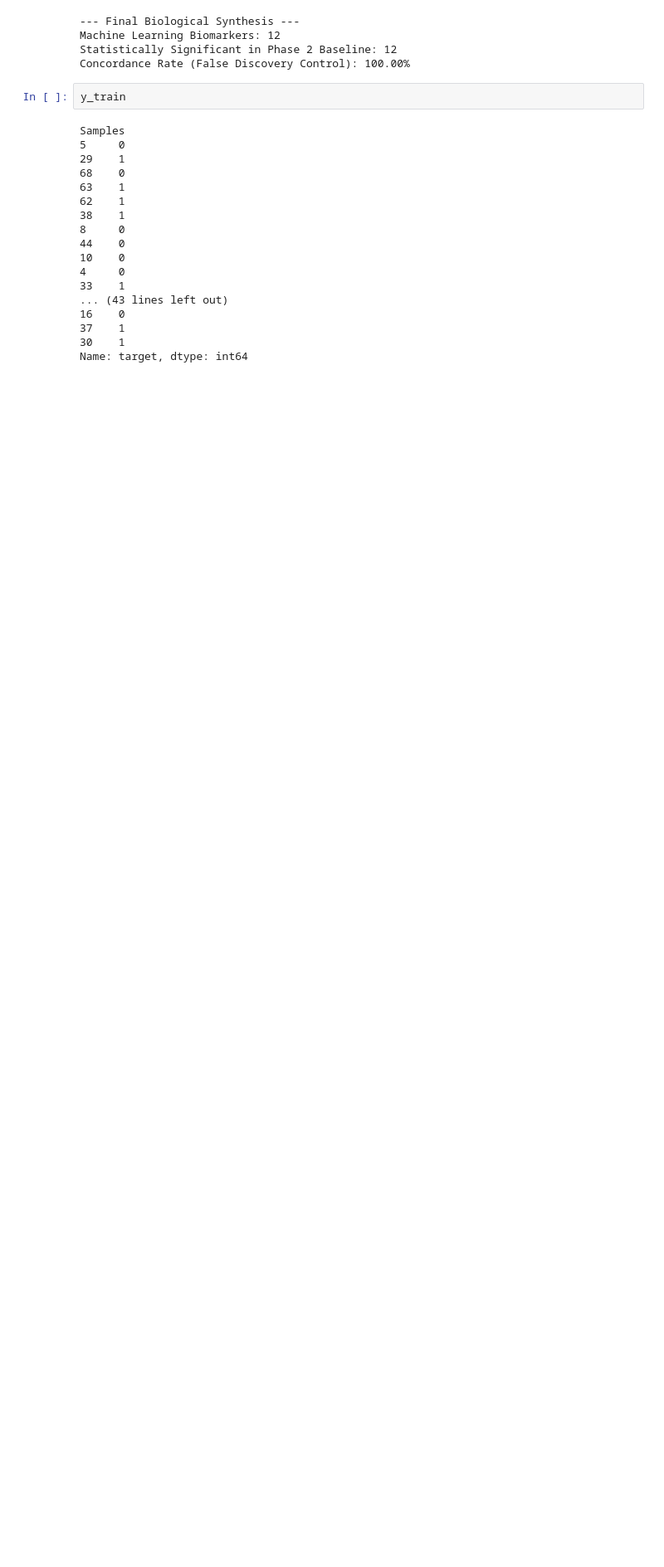
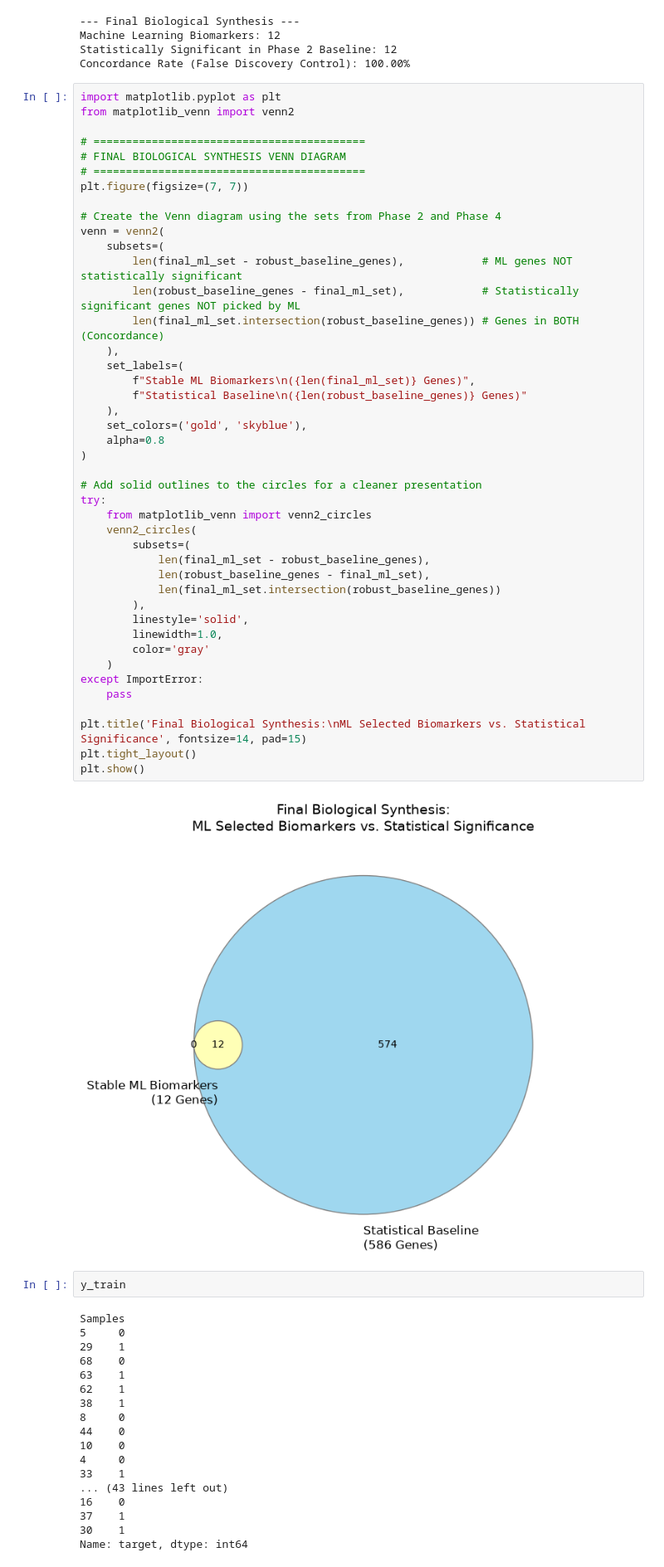
Before and after one commit to Iquadro1/analisi-dati, a Jupyter notebook: progetto/project.ipynb, the cells around one changed output. Shown at 83% size. Cells and saved outputs as stored; diff of their text form; blank space fills up the shorter version.

```diff
--- a/progetto/project.ipynb
+++ b/progetto/project.ipynb
@@ -764,6 +953,51 @@ weighted avg       1.00      1.00      1.00        15
 Machine Learning Biomarkers: 12
 Statistically Significant in Phase 2 Baseline: 12
 Concordance Rate (False Discovery Control): 100.00%
+# %%
+import matplotlib.pyplot as plt
+from matplotlib_venn import venn2
+
+# ==========================================
+# FINAL BIOLOGICAL SYNTHESIS VENN DIAGRAM
+# ==========================================
+plt.figure(figsize=(7, 7))
+
+# Create the Venn diagram using the sets from Phase 2 and Phase 4
+venn = venn2(
+    subsets=(
+        len(final_ml_set - robust_baseline_genes),            # ML genes NOT statistically significant
+        len(robust_baseline_genes - final_ml_set),            # Statistically significant genes NOT picked by ML
+        len(final_ml_set.intersection(robust_baseline_genes)) # Genes in BOTH (Concordance)
+    ),
+    set_labels=(
+        f"Stable ML Biomarkers\n({len(final_ml_set)} Genes)",
+        f"Statistical Baseline\n({len(robust_baseline_genes)} Genes)"
+    ),
+    set_colors=('gold', 'skyblue'),
+    alpha=0.8
+)
+
+# Add solid outlines to the circles for a cleaner presentation
+try:
+    from matplotlib_venn import venn2_circles
+    venn2_circles(
+        subsets=(
+            len(final_ml_set - robust_baseline_genes),
+            len(robust_baseline_genes - final_ml_set),
+            len(final_ml_set.intersection(robust_baseline_genes))
+        ),
+        linestyle='solid',
+        linewidth=1.0,
+        color='gray'
+    )
+except ImportError:
+    pass
+
+plt.title('Final Biological Synthesis:\nML Selected Biomarkers vs. Statistical Significance', fontsize=14, pad=15)
+plt.tight_layout()
+plt.show()
+# %% [output]
+[figure, added]
 # %%
 y_train
 # %% [output]
```
Also changed, not shown: parts of 10 cells of this notebook, 2 other files.
